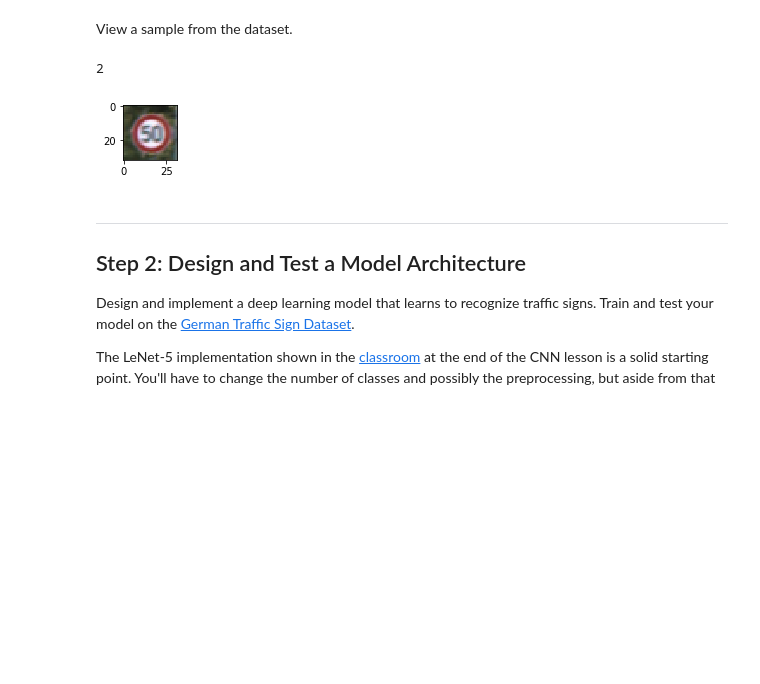
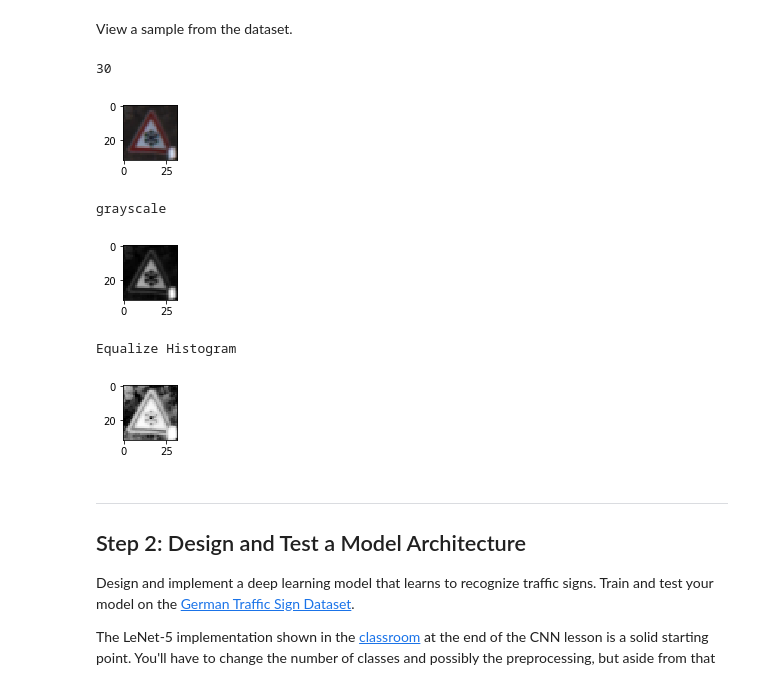
Before and after one commit to AravindaDP/CarND-Traffic-Sign-Classifier-Project, a Jupyter notebook: Traffic_Sign_Classifier.ipynb, the cells around one changed output. Drawn from its saved outputs; the diff is of its cells as text; code cells hidden in the pictures; blank space fills up the shorter version.

Commit message:
Histogram equalization
Histogram equalization for grayscale images.

```diff
--- a/Traffic_Sign_Classifier.ipynb
+++ b/Traffic_Sign_Classifier.ipynb
@@ -103,16 +103,34 @@ import matplotlib.pyplot as plt
 View a sample from the dataset.
 # %%
 import random
+import cv2
 
 index = random.randint(0, len(X_train))
 image = X_train[index].squeeze()
 
 plt.figure(figsize=(1,1))
 plt.imshow(image)
 print(y_train[index])
+plt.show()
+
+image = cv2.cvtColor(image, cv2.COLOR_RGB2GRAY)
+plt.figure(figsize=(1,1))
+plt.imshow(image, cmap='gray')
+print('grayscale')
+plt.show()
+
+image = cv2.equalizeHist(image)
+plt.figure(figsize=(1,1))
+plt.imshow(image, cmap='gray')
+print('Equalize Histogram')
+plt.show()
 # %% [output]
-2
+30
-[figure, old version]
+[figure, new version]
+grayscale
+[figure, added]
+Equalize Histogram
+[figure, added]
 # %% [markdown]
 ----
 
```
Also changed, not shown: parts of 2 cells of this notebook.
